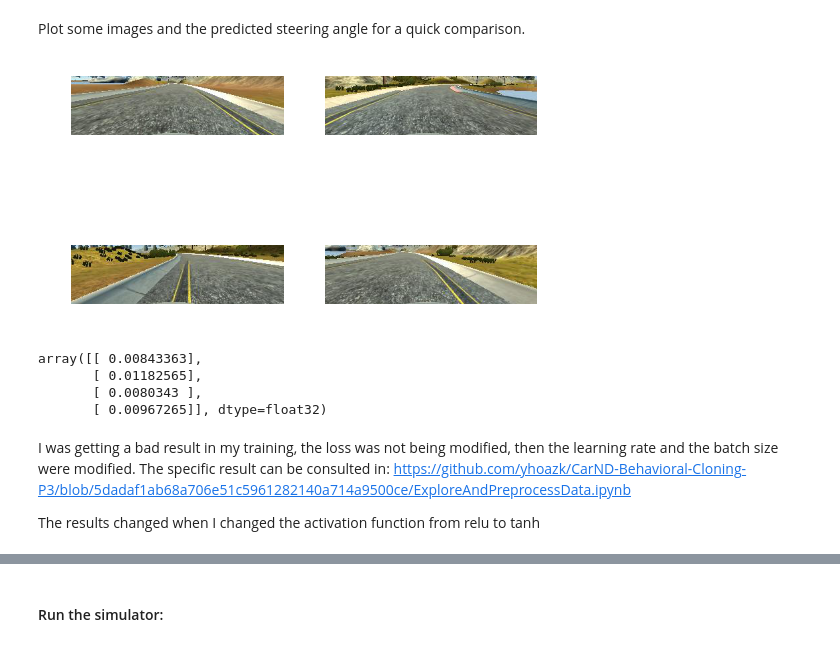
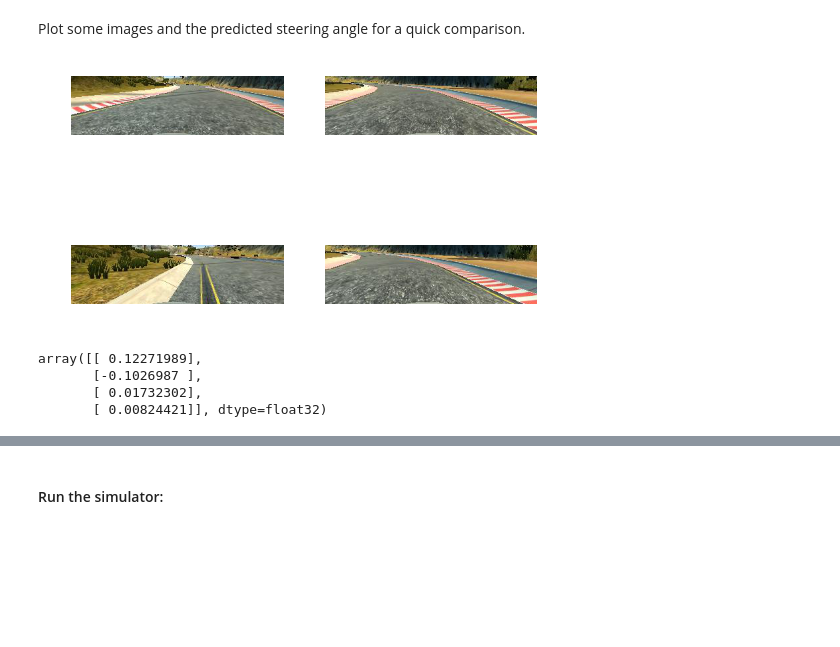
Before and after one commit to yhoazk/CarND-Behavioral-Cloning-P3, a Jupyter notebook: ExploreAndPreprocessData.ipynb, the cells around one changed output, grey strips where cells are left out. Drawn from its saved outputs; the diff is of its cells as text; code cells hidden in the pictures; blank space fills up the shorter version.

Commit message:
Usign Udacity data

```diff
--- a/ExploreAndPreprocessData.ipynb
+++ b/ExploreAndPreprocessData.ipynb
@@ -244,17 +259,12 @@ model.save_weights("model.h5")
 # %% [markdown]
 Plot some images and the predicted steering angle for a quick comparison.
 # %%
-pred = model.predict(X[111:115])
-plot_imgArr(X[111:115])
+pred = model.predict(X[0:4])
+plot_imgArr(X[0:4])
 pred
 # %% [output]
-[figure, old version]
+[figure, new version]
-array([[ 0.00843363],
-       [ 0.01182565],
-       [ 0.0080343 ],
-       [ 0.00967265]], dtype=float32)
+array([[ 0.12271989],
+       [-0.1026987 ],
+       [ 0.01732302],
+       [ 0.00824421]], dtype=float32)
-# %% [markdown]
-I was getting a bad result in my training, the loss was not being modified, then the learning rate and the batch size were modified. The specific result can be consulted in:
-https://github.com/yhoazk/CarND-Behavioral-Cloning-P3/blob/5dadaf1ab68a706e51c5961282140a714a9500ce/ExploreAndPreprocessData.ipynb
-
-The results changed when I changed the activation function from relu to tanh
```
Also changed, not shown: parts of 13 cells of this notebook, 3 other files.
